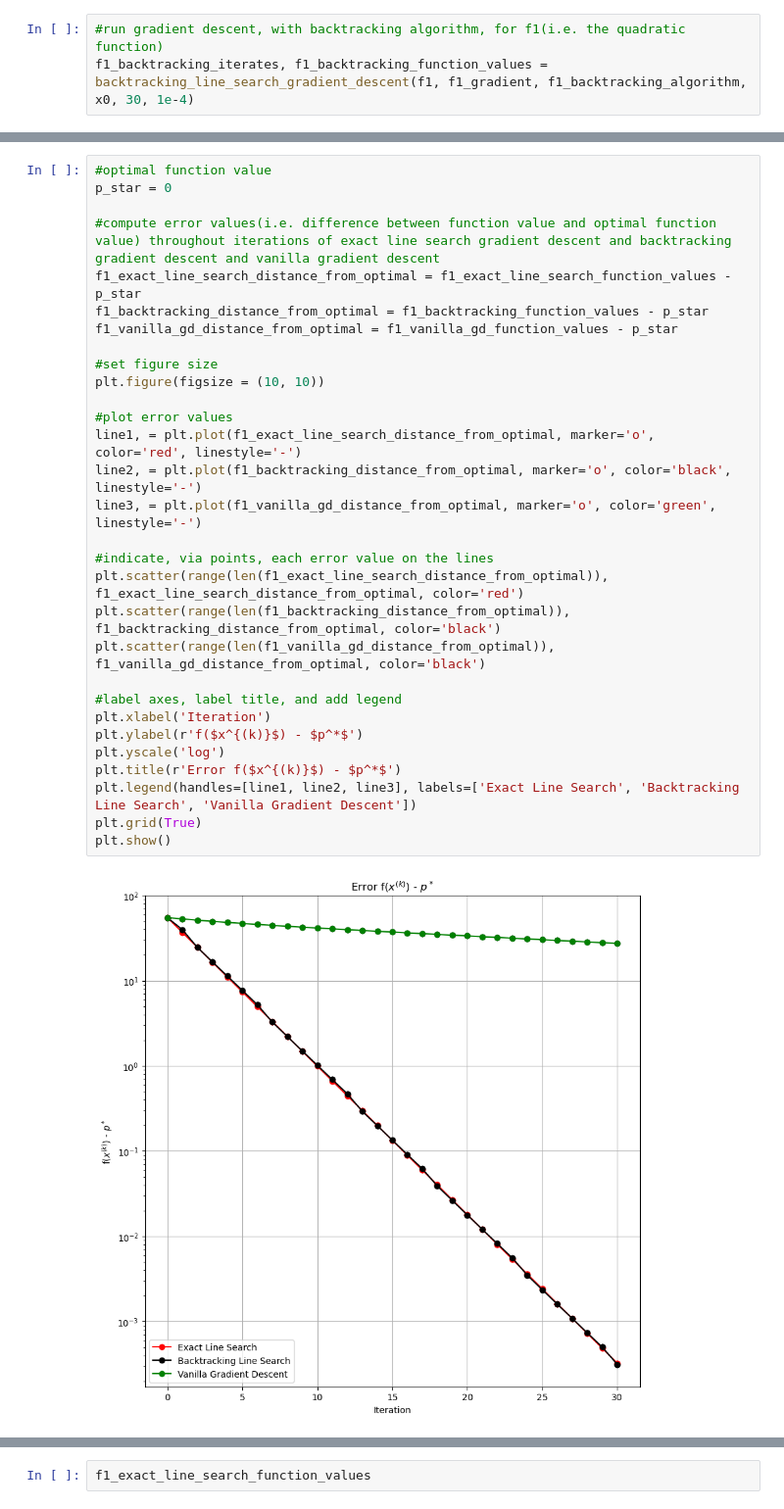
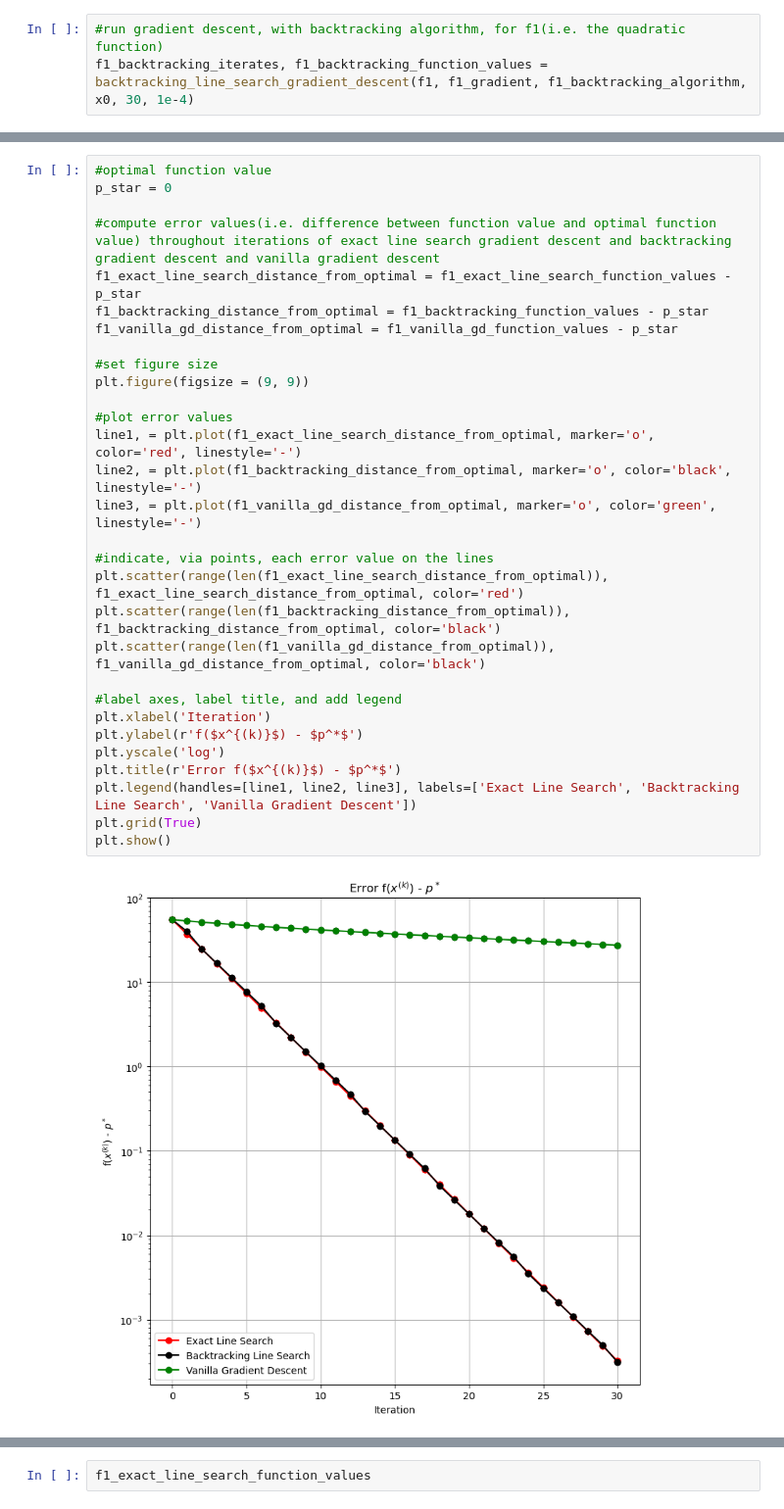
Before and after one commit to Ravi-Raghavan/ConvexOptimization, a Jupyter notebook: Homework #4 - Part 2.ipynb, the cells around one changed output, grey strips where cells are left out. Shown at 98% size. Saved outputs shown, nothing was run; the diff lists cells and outputs as text.

```diff
--- a/Homework #4 - Part 2.ipynb
+++ b/Homework #4 - Part 2.ipynb
@@ -357,34 +357,34 @@ plt.show()
 # %%
 #optimal function value
 p_star = 0
 
 #compute error values(i.e. difference between function value and optimal function value) throughout iterations of exact line search gradient descent and backtracking gradient descent and vanilla gradient descent
 f1_exact_line_search_distance_from_optimal = f1_exact_line_search_function_values - p_star
 f1_backtracking_distance_from_optimal = f1_backtracking_function_values - p_star
 f1_vanilla_gd_distance_from_optimal = f1_vanilla_gd_function_values - p_star
 
 #set figure size
-plt.figure(figsize = (10, 10))
+plt.figure(figsize = (9, 9))
 
 #plot error values
 line1, = plt.plot(f1_exact_line_search_distance_from_optimal, marker='o', color='red', linestyle='-')
 line2, = plt.plot(f1_backtracking_distance_from_optimal, marker='o', color='black', linestyle='-')
 line3, = plt.plot(f1_vanilla_gd_distance_from_optimal, marker='o', color='green', linestyle='-')
 
 #indicate, via points, each error value on the lines
 plt.scatter(range(len(f1_exact_line_search_distance_from_optimal)), f1_exact_line_search_distance_from_optimal, color='red')
 plt.scatter(range(len(f1_backtracking_distance_from_optimal)), f1_backtracking_distance_from_optimal, color='black')
 plt.scatter(range(len(f1_vanilla_gd_distance_from_optimal)), f1_vanilla_gd_distance_from_optimal, color='black')
 
 #label axes, label title, and add legend
 plt.xlabel('Iteration')
 plt.ylabel(r'f($x^{(k)}$) - $p^*$')
 plt.yscale('log')
 plt.title(r'Error f($x^{(k)}$) - $p^*$')
 plt.legend(handles=[line1, line2, line3], labels=['Exact Line Search', 'Backtracking Line Search', 'Vanilla Gradient Descent'])
 plt.grid(True)
 plt.show()
 # %% [output]
-[figure, old version]
+[figure, new version]
 # %%
 #set figure size
```
Also changed, not shown: parts of 9 cells of this notebook.
